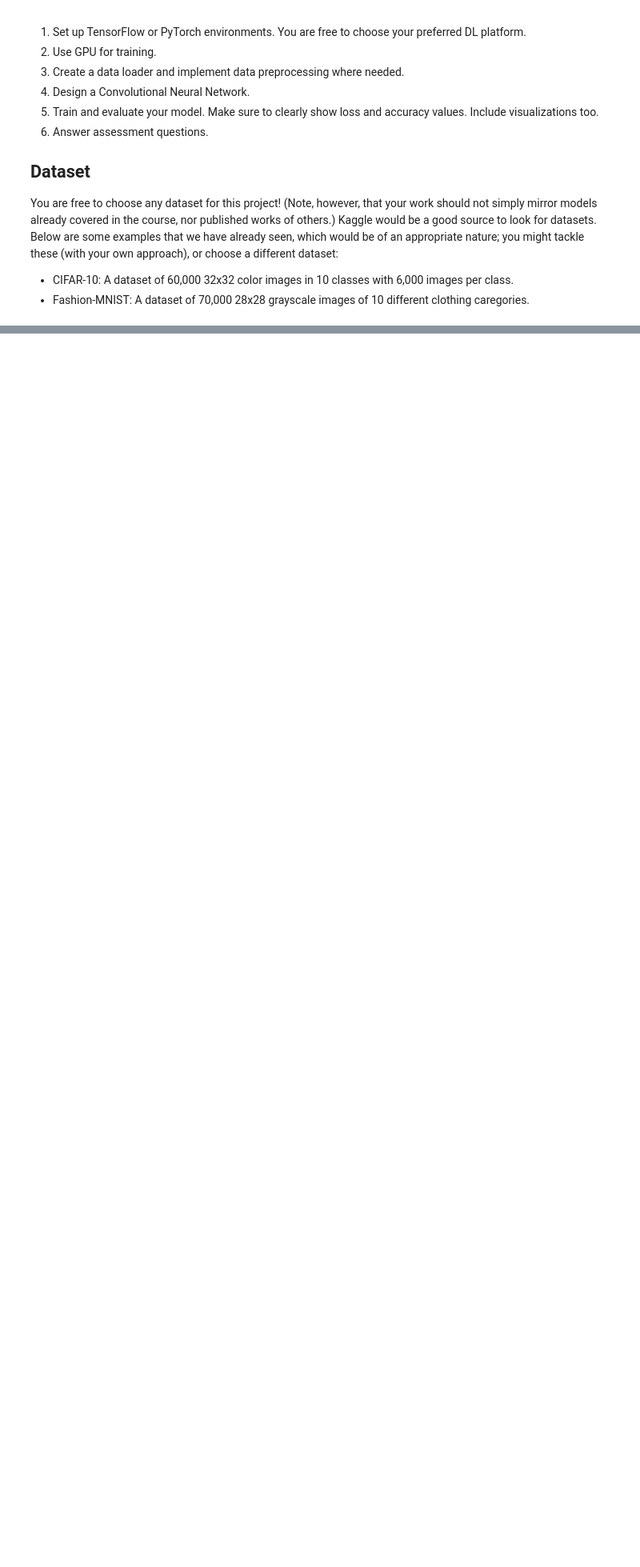
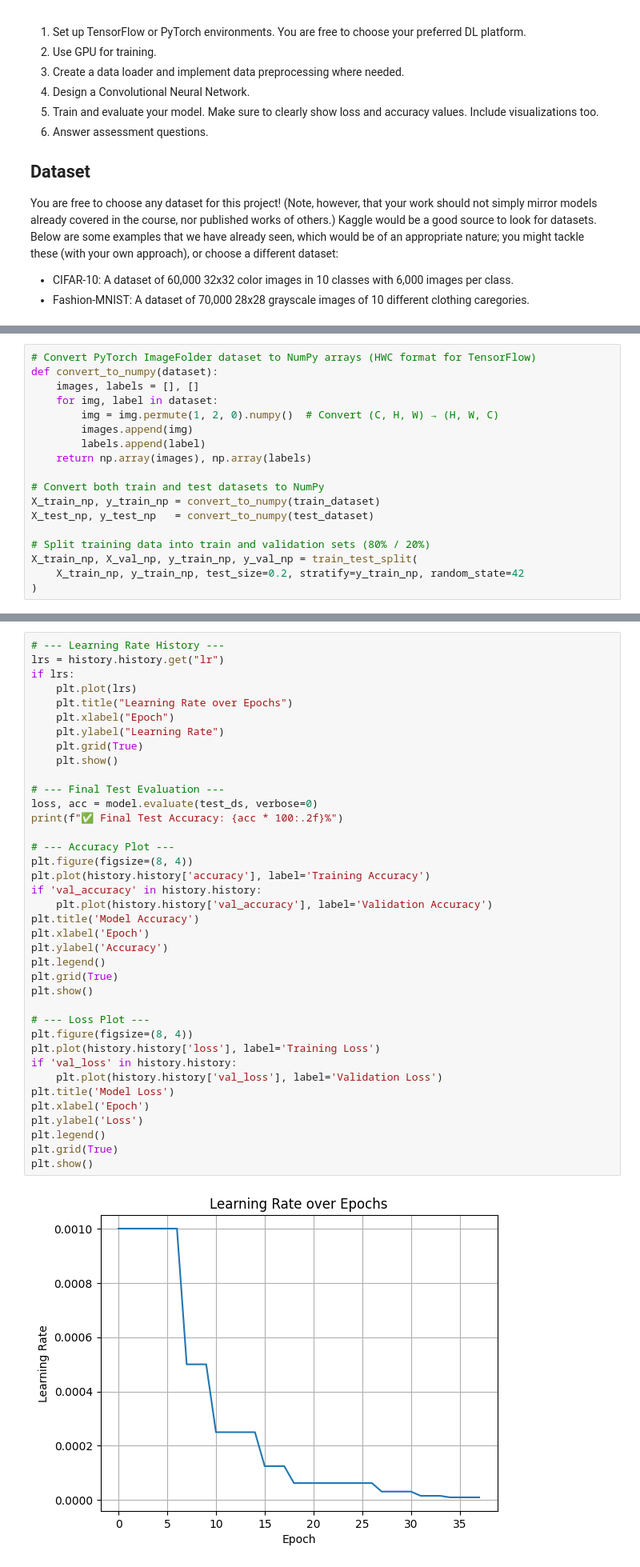
Before and after one commit to jcp-tech/Seneca_Class_Notes, a Jupyter notebook: Semester 2/AIG220 - Deep Learning/Project 2/Project_2 S25.ipynb, the cells around one changed output, grey strips where cells are left out. Shown at 80% size. Cells and saved outputs as stored; diff of their text form; blank space fills up the shorter version.

```diff
--- a/Semester 2/AIG220 - Deep Learning/Project 2/Project_2 S25.ipynb
+++ b/Semester 2/AIG220 - Deep Learning/Project 2/Project_2 S25.ipynb
@@ -21,0 +79,18 @@ You are free to choose any dataset for this project!  (Note, however, that your
+# %%
+# Convert PyTorch ImageFolder dataset to NumPy arrays (HWC format for TensorFlow)
+def convert_to_numpy(dataset):
+    images, labels = [], []
+    for img, label in dataset:
+        img = img.permute(1, 2, 0).numpy()  # Convert (C, H, W) → (H, W, C)
+        images.append(img)
+        labels.append(label)
+    return np.array(images), np.array(labels)
+
+# Convert both train and test datasets to NumPy
+X_train_np, y_train_np = convert_to_numpy(train_dataset)
+X_test_np, y_test_np   = convert_to_numpy(test_dataset)
+
+# Split training data into train and validation sets (80% / 20%)
+X_train_np, X_val_np, y_train_np, y_val_np = train_test_split(
+    X_train_np, y_train_np, test_size=0.2, stratify=y_train_np, random_state=42
+)
@@ -21,0 +235,40 @@ You are free to choose any dataset for this project!  (Note, however, that your
+# %%
+# --- Learning Rate History ---
+lrs = history.history.get("lr")
+if lrs:
+    plt.plot(lrs)
+    plt.title("Learning Rate over Epochs")
+    plt.xlabel("Epoch")
+    plt.ylabel("Learning Rate")
+    plt.grid(True)
+    plt.show()
+
+# --- Final Test Evaluation ---
+loss, acc = model.evaluate(test_ds, verbose=0)
+print(f"✅ Final Test Accuracy: {acc * 100:.2f}%")
+
+# --- Accuracy Plot ---
+plt.figure(figsize=(8, 4))
+plt.plot(history.history['accuracy'], label='Training Accuracy')
+if 'val_accuracy' in history.history:
+    plt.plot(history.history['val_accuracy'], label='Validation Accuracy')
+plt.title('Model Accuracy')
+plt.xlabel('Epoch')
+plt.ylabel('Accuracy')
+plt.legend()
+plt.grid(True)
+plt.show()
+
+# --- Loss Plot ---
+plt.figure(figsize=(8, 4))
+plt.plot(history.history['loss'], label='Training Loss')
+if 'val_loss' in history.history:
+    plt.plot(history.history['val_loss'], label='Validation Loss')
+plt.title('Model Loss')
+plt.xlabel('Epoch')
+plt.ylabel('Loss')
+plt.legend()
+plt.grid(True)
+plt.show()
+# %% [output]
+[figure, added]
```
Also changed, not shown: parts of 8 cells of this notebook, 1 other file.
